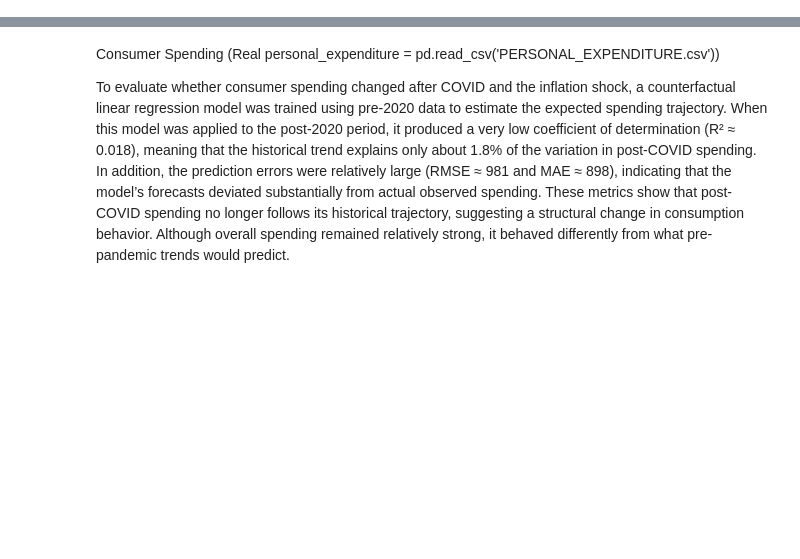
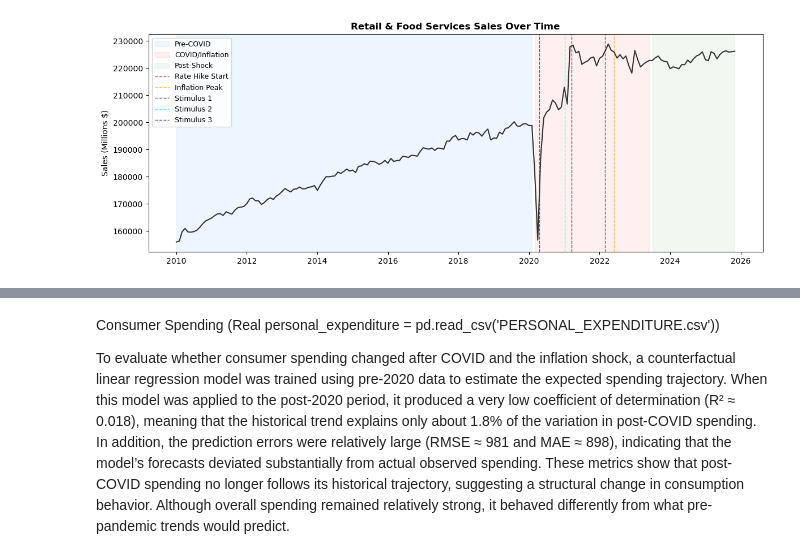
Before and after one commit to Mendelosdoba/tripleten-datajam-feb-2026, a Jupyter notebook: data.ipynb, the cells around one changed output, grey strips where cells are left out. Cells and saved outputs as stored; diff of their text form; code cells hidden in the pictures; blank space fills up the shorter version.

```diff
--- a/data.ipynb
+++ b/data.ipynb
@@ -31,0 +196,31 @@ cc_delinquency_rate = pd.read_csv('DRCCLACBS.csv')
+# %%
+# After 2008 Crisis
+start_date = '2010-01-01'
+covid_start = '2020-03-01'
+covid_end = '2023-07-01'
+
+# Cut out all data before start_date
+master_df_eda = master_df_eda[master_df_eda['observation_date'] >= pd.Timestamp(start_date)]
+
+# Set observation_date as index
+master_df_eda = master_df_eda.set_index('observation_date')
+
+# Set era for each row
+def era_group(date):
+    if date < pd.Timestamp(covid_start):
+        return 'Pre-COVID'
+    elif date < pd.Timestamp(covid_end):
+        return 'COVID/Inflation Shock'
+    else:
+        return 'Post-Shock'
+
+master_df_eda['era'] = master_df_eda.index.map(era_group)
+
+# Color map for eras
+ERA_COLORS = {
+    'Pre-COVID': '#2196F3',
+    'COVID/Inflation Shock': '#F44336',
+    'Post-Shock': '#4CAF50'
+}
+
+print(master_df_eda['era'].value_counts())
@@ -31,0 +605,13 @@ cc_delinquency_rate = pd.read_csv('DRCCLACBS.csv')
+# %%
+# Step 4: Retail & Food Sales
+ax = plot_with_era(
+    master_df_eda['retail_food_sales(in_Millions)'],
+    'Retail & Food Services Sales Over Time',
+    'Sales (Millions $)',
+    show_stimulus=True,
+    show_rate_hike=True,
+    show_inflation_peak=True
+)
+plt.show()
+# %% [output]
+[figure, added]
```
Also changed, not shown: parts of 43 cells of this notebook.
